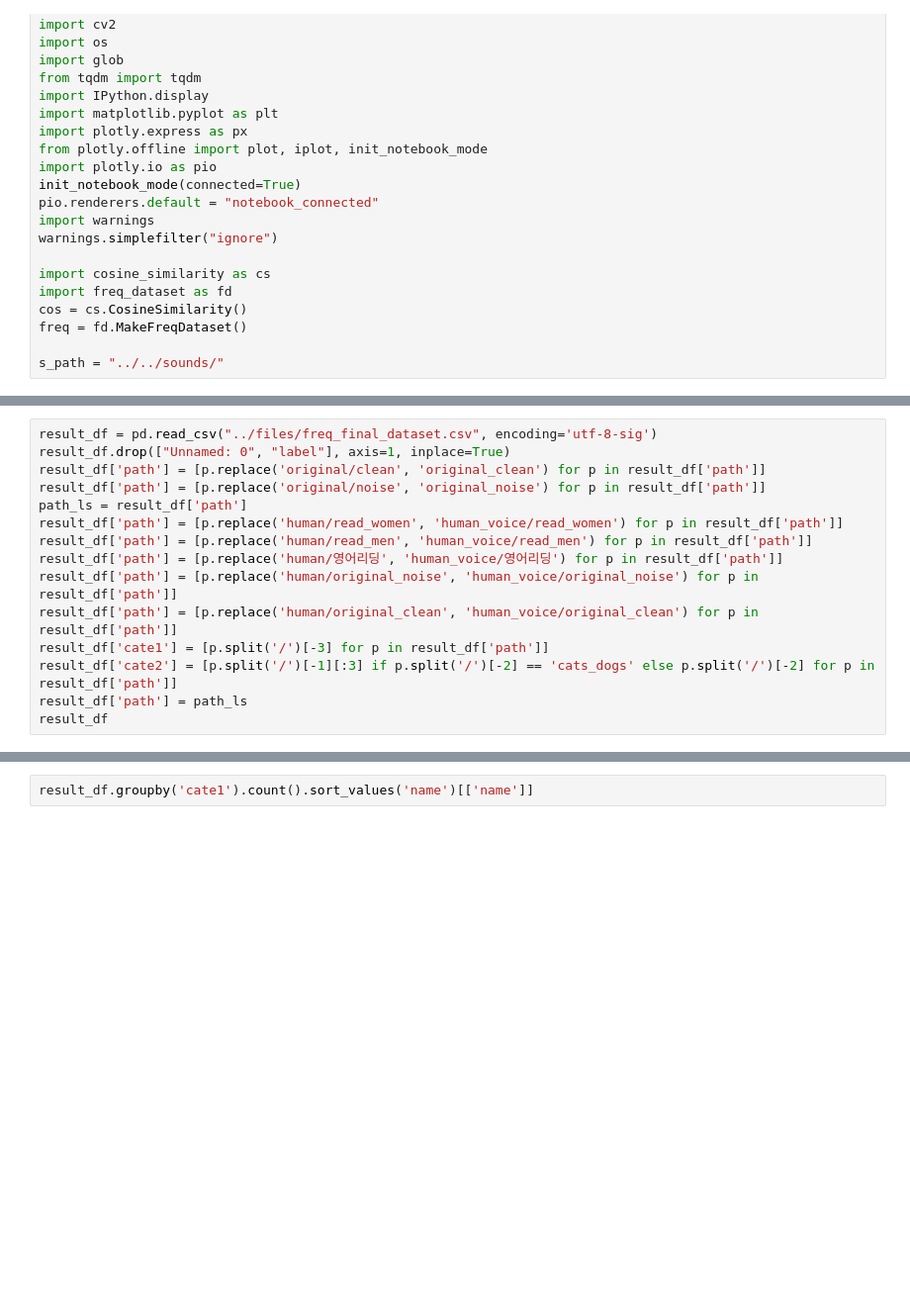
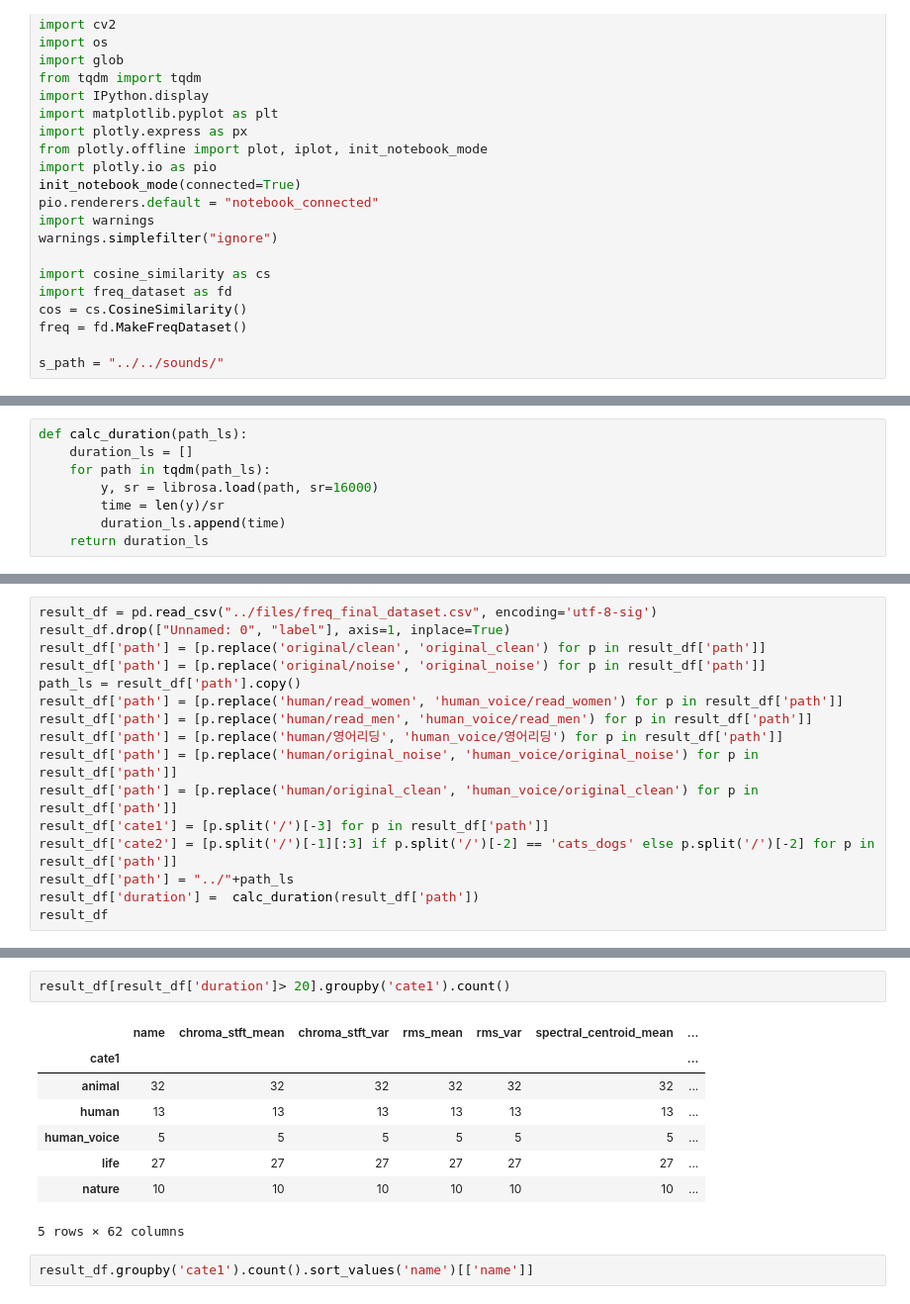
Before and after one commit to HyunjinKIM-Chloe/sai, a Jupyter notebook: codes/human_sound_trial_report_1108.ipynb, the cells around one changed output, grey strips where cells are left out. Shown at 99% size. Saved outputs shown, nothing was run; the diff lists cells and outputs as text; blank space fills up the shorter version.

```diff
--- a/codes/human_sound_trial_report_1108.ipynb
+++ b/codes/human_sound_trial_report_1108.ipynb
@@ -48 +48,9 @@ info_df
 22504 rows × 3 columns
+# %%
+def calc_duration(path_ls):
+    duration_ls = []
+    for path in tqdm(path_ls):
+        y, sr = librosa.load(path, sr=16000)
+        time = len(y)/sr
+        duration_ls.append(time)
+    return duration_ls
@@ -51,7 +63,7 @@ result_df = pd.read_csv("../files/freq_final_dataset.csv", encoding='utf-8-sig')
 result_df.drop(["Unnamed: 0", "label"], axis=1, inplace=True)
 result_df['path'] = [p.replace('original/clean', 'original_clean') for p in result_df['path']]
 result_df['path'] = [p.replace('original/noise', 'original_noise') for p in result_df['path']]
-path_ls = result_df['path']
+path_ls = result_df['path'].copy()
 result_df['path'] = [p.replace('human/read_women', 'human_voice/read_women') for p in result_df['path']]
 result_df['path'] = [p.replace('human/read_men', 'human_voice/read_men') for p in result_df['path']]
 result_df['path'] = [p.replace('human/영어리딩', 'human_voice/영어리딩') for p in result_df['path']]
@@ -59,7 +71,8 @@ result_df['path'] = [p.replace('human/original_noise', 'human_voice/original_noi
 result_df['path'] = [p.replace('human/original_clean', 'human_voice/original_clean') for p in result_df['path']]
 result_df['cate1'] = [p.split('/')[-3] for p in result_df['path']]
 result_df['cate2'] = [p.split('/')[-1][:3] if p.split('/')[-2] == 'cats_dogs' else p.split('/')[-2] for p in result_df['path']]
-result_df['path'] = path_ls
+result_df['path'] = "../"+path_ls
+result_df['duration'] =  calc_duration(result_df['path'])
 result_df
 # %% [output]
 |  | name | chroma_stft_mean | chroma_stft_var | rms_mean | rms_var | spectral_centroid_mean | ... |
@@ -78,3 +105,14 @@ result_df
+# %%
+result_df[result_df['duration']> 20].groupby('cate1').count()
+# %% [output]
+|  | name | chroma_stft_mean | chroma_stft_var | rms_mean | rms_var | spectral_centroid_mean | ... |
+| cate1 |  |  |  |  |  |  | ... |
+| animal | 32 | 32 | 32 | 32 | 32 | 32 | ... |
+| human | 13 | 13 | 13 | 13 | 13 | 13 | ... |
+| human_voice | 5 | 5 | 5 | 5 | 5 | 5 | ... |
+| life | 27 | 27 | 27 | 27 | 27 | 27 | ... |
+| nature | 10 | 10 | 10 | 10 | 10 | 10 | ... |
+5 rows × 62 columns
 # %%
 result_df.groupby('cate1').count().sort_values('name')[['name']]
 # %% [output]
```
Also changed, not shown: parts of 5 cells of this notebook, 16 other files.
